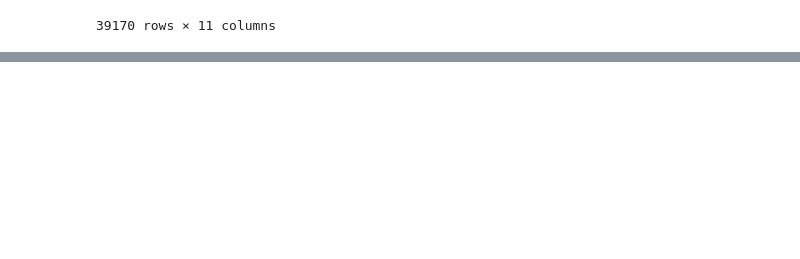
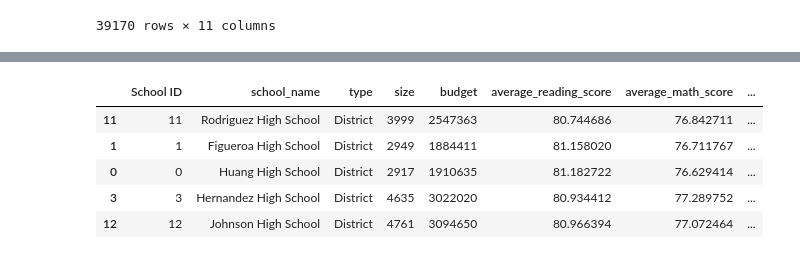
Before and after one commit to J-Schea29/Pandas-Challenge, a Jupyter notebook: Untitled.ipynb, the cells around one changed output, grey strips where cells are left out. Cells and saved outputs as stored; diff of their text form; code cells hidden in the pictures; blank space fills up the shorter version.

```diff
--- a/Untitled.ipynb
+++ b/Untitled.ipynb
@@ -157,0 +235,11 @@ Percentage of Students passing: 39.198366096502426%
+# %%
+#4 Bottom 5 Performing Schools (By % Overall Passing)
+bottom5 = merged_data2.sort_values("% Passed", ascending=True).head(5)
+bottom5
+# %% [output]
+|  | School ID | school_name | type | size | budget | average_reading_score | average_math_score | ... |
+| 11 | 11 | Rodriguez High School | District | 3999 | 2547363 | 80.744686 | 76.842711 | ... |
+| 1 | 1 | Figueroa High School | District | 2949 | 1884411 | 81.158020 | 76.711767 | ... |
+| 0 | 0 | Huang High School | District | 2917 | 1910635 | 81.182722 | 76.629414 | ... |
+| 3 | 3 | Hernandez High School | District | 4635 | 3022020 | 80.934412 | 77.289752 | ... |
+| 12 | 12 | Johnson High School | District | 4761 | 3094650 | 80.966394 | 77.072464 | ... |
```
Also changed, not shown: parts of 8 cells of this notebook.
